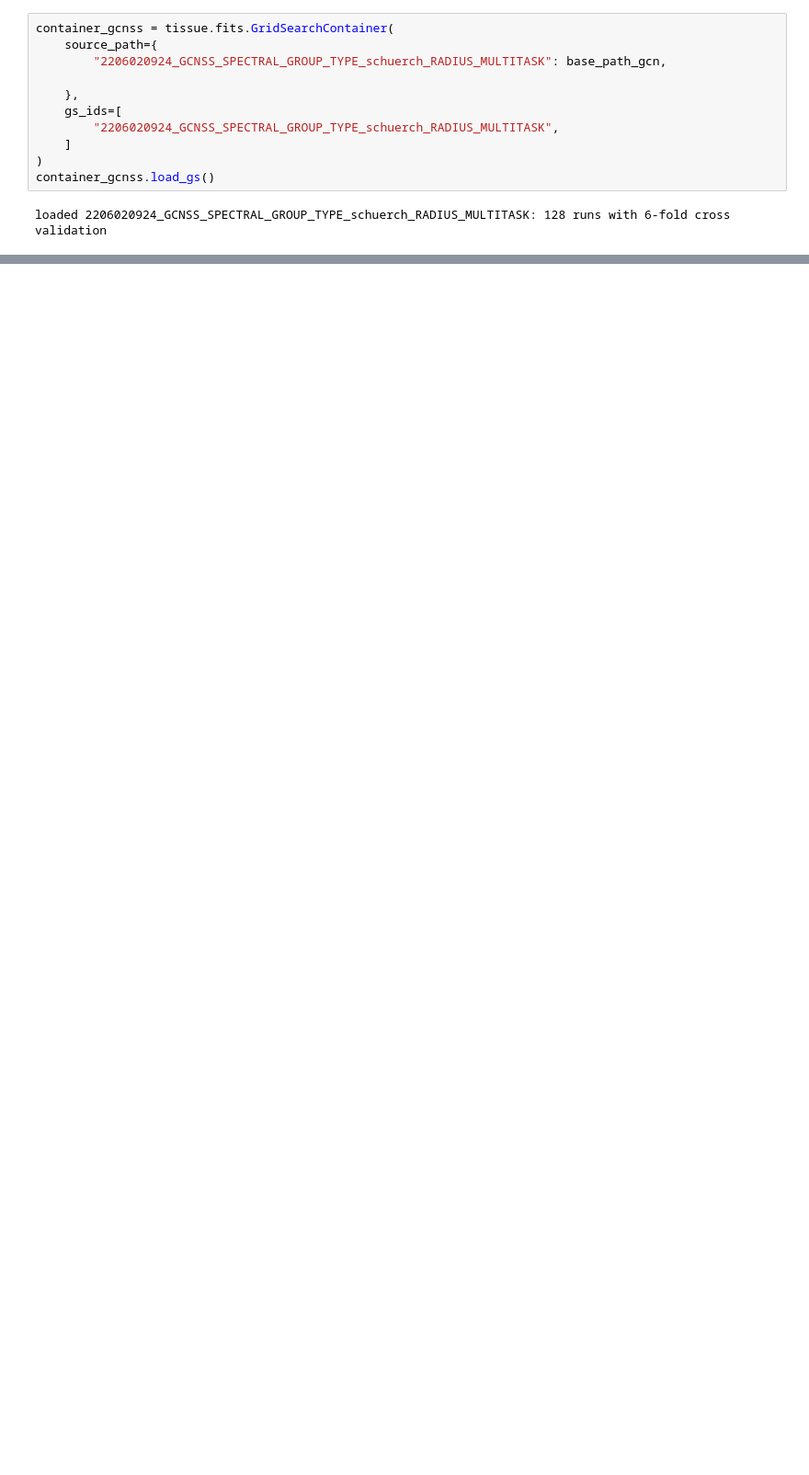
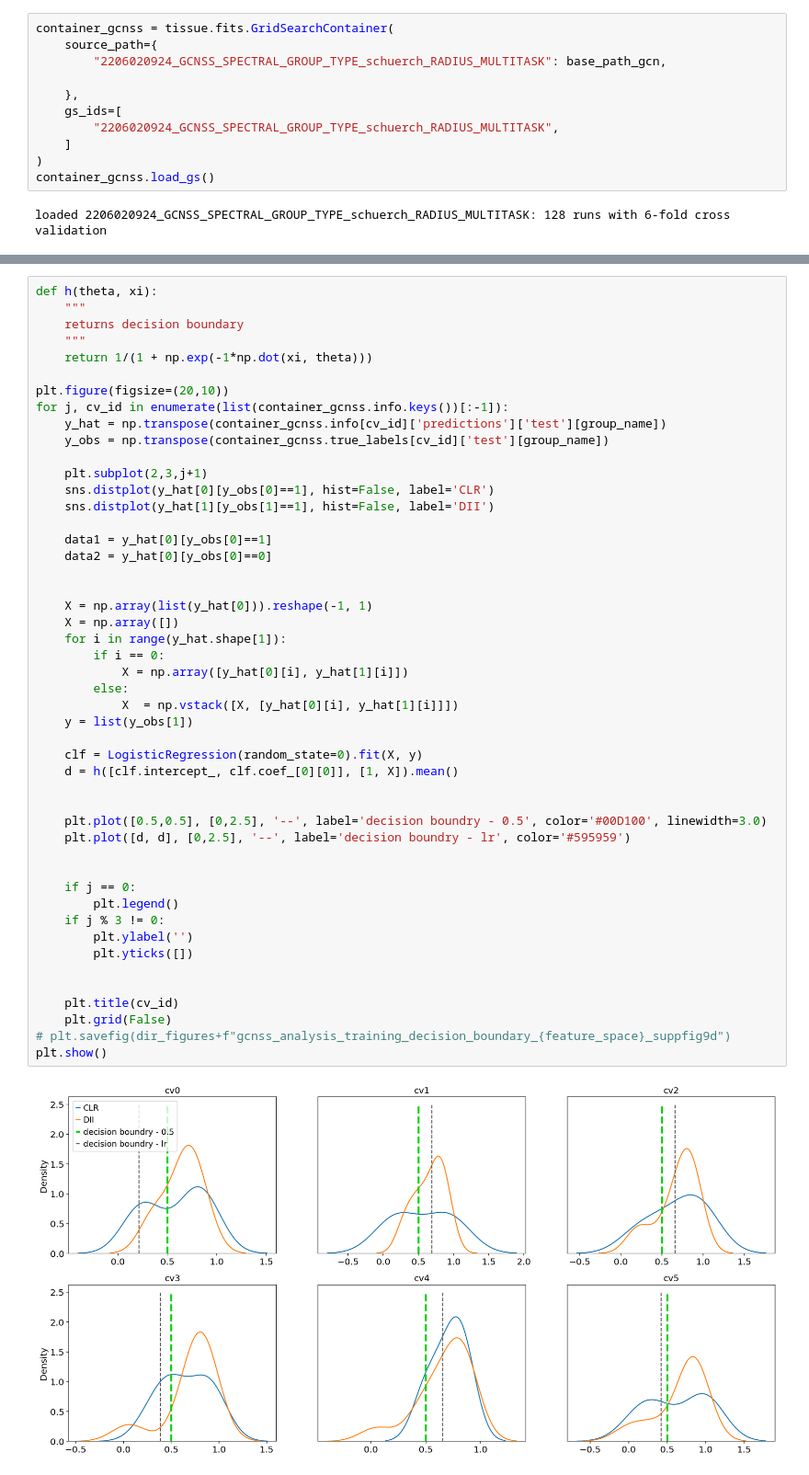
Before and after one commit to theislab/tissue_reproducibility, a Jupyter notebook: notebooks/grid_searches/CODEX/CODEX_cell-types_binary_notebook.ipynb, the cells around one changed output, grey strips where cells are left out. Shown at 92% size. Cells and saved outputs as stored; diff of their text form; blank space fills up the shorter version.

```diff
--- a/notebooks/grid_searches/CODEX/CODEX_cell-types_binary_notebook.ipynb
+++ b/notebooks/grid_searches/CODEX/CODEX_cell-types_binary_notebook.ipynb
@@ -322,0 +337,50 @@ gcnss_spectral_schuerch_Groupadam_lr2_dr1_drp1_l21_de2_wi1_lw1_lt1_bs2_md1_tk1_c
+# %%
+def h(theta, xi):
+    """
+    returns decision boundary
+    """
+    return 1/(1 + np.exp(-1*np.dot(xi, theta)))
+
+plt.figure(figsize=(20,10))
+for j, cv_id in enumerate(list(container_gcnss.info.keys())[:-1]):
+    y_hat = np.transpose(container_gcnss.info[cv_id]['predictions']['test'][group_name])
+    y_obs = np.transpose(container_gcnss.true_labels[cv_id]['test'][group_name])
+
+    plt.subplot(2,3,j+1)
+    sns.distplot(y_hat[0][y_obs[0]==1], hist=False, label='CLR')
+    sns.distplot(y_hat[1][y_obs[1]==1], hist=False, label='DII')
+
+    data1 = y_hat[0][y_obs[0]==1]
+    data2 = y_hat[0][y_obs[0]==0]
+
+
+    X = np.array(list(y_hat[0])).reshape(-1, 1)
+    X = np.array([])
+    for i in range(y_hat.shape[1]):
+        if i == 0:
+            X = np.array([y_hat[0][i], y_hat[1][i]])
+        else:
+            X  = np.vstack([X, [y_hat[0][i], y_hat[1][i]]])
+    y = list(y_obs[1])
+
+    clf = LogisticRegression(random_state=0).fit(X, y)
+    d = h([clf.intercept_, clf.coef_[0][0]], [1, X]).mean()
+
+
+    plt.plot([0.5,0.5], [0,2.5], '--', label='decision boundry - 0.5', color='#00D100', linewidth=3.0)
+    plt.plot([d, d], [0,2.5], '--', label='decision boundry - lr', color='#595959')
+
+
+    if j == 0:
+        plt.legend()
+    if j % 3 != 0:
+        plt.ylabel('')
+        plt.yticks([])
+
+
+    plt.title(cv_id)
+    plt.grid(False)
+# plt.savefig(dir_figures+f"gcnss_analysis_training_decision_boundary_{feature_space}_suppfig9d")
+plt.show()
+# %% [output]
+[figure, added]
```
Also changed, not shown: parts of 39 cells of this notebook, 7 other files.
